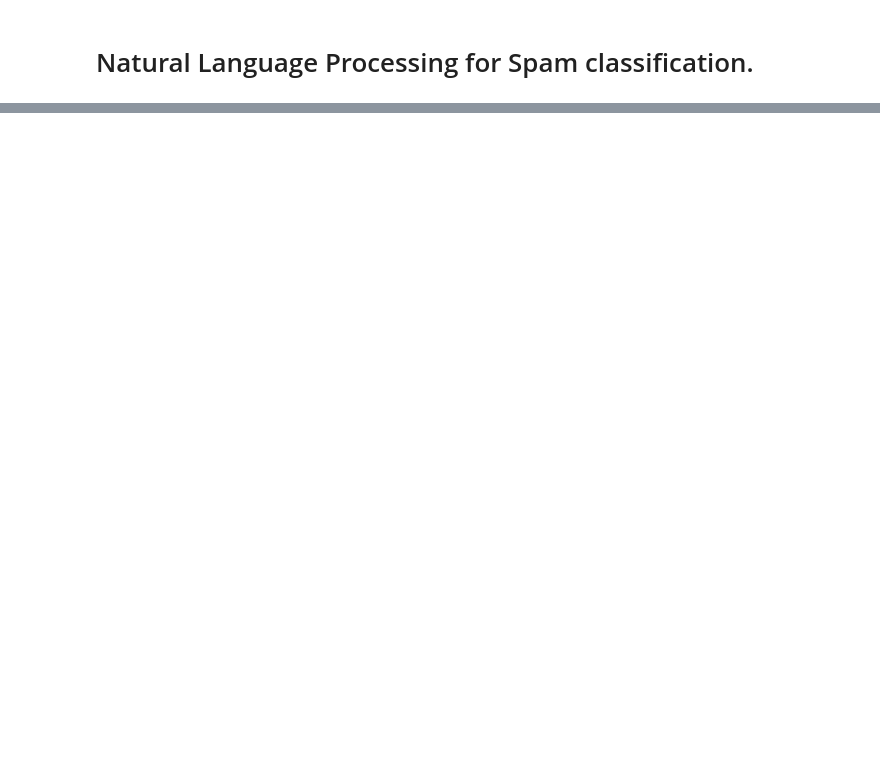
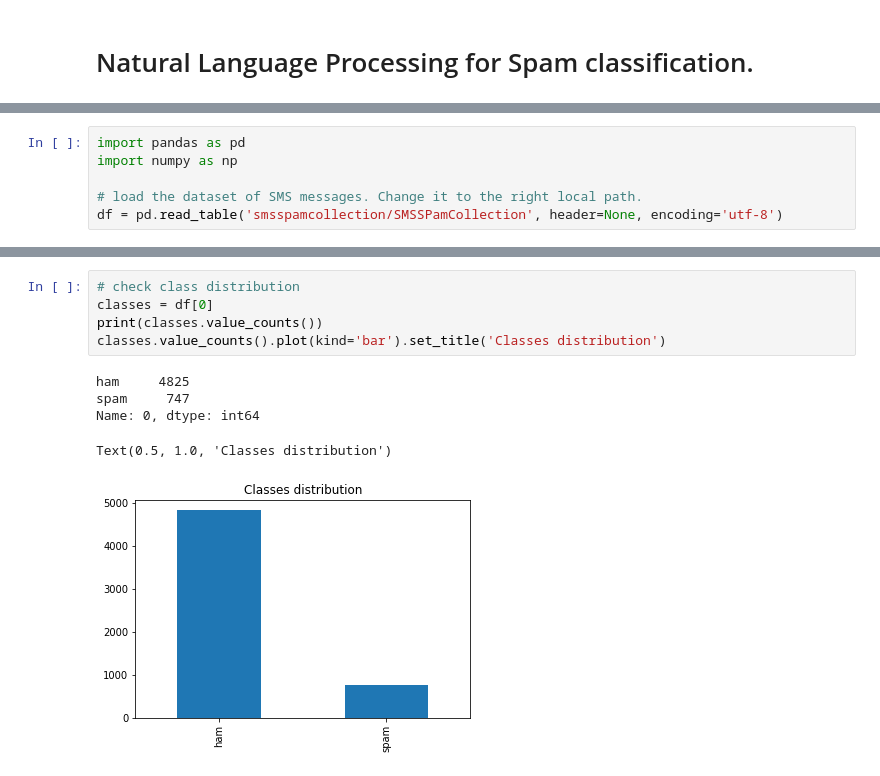
Before and after one commit to yjanjar/SMSspamClassification, a Jupyter notebook: spamclassification.ipynb, the cells around one changed output, grey strips where cells are left out. Drawn from its saved outputs; the diff is of its cells as text; blank space fills up the shorter version.

```diff
--- a/spamclassification.ipynb
+++ b/spamclassification.ipynb
@@ -11,0 +16,6 @@ ModuleNotFoundError: No module named 'nltk'
+# %%
+import pandas as pd
+import numpy as np
+
+# load the dataset of SMS messages. Change it to the right local path.
+df = pd.read_table('smsspamcollection/SMSSPamCollection', header=None, encoding='utf-8')
@@ -11,0 +43,11 @@ ModuleNotFoundError: No module named 'nltk'
+# %%
+# check class distribution
+classes = df[0]
+print(classes.value_counts())
+classes.value_counts().plot(kind='bar').set_title('Classes distribution')
+# %% [output]
+ham     4825
+spam     747
+Name: 0, dtype: int64
+Text(0.5, 1.0, 'Classes distribution')
+[figure, added]
```
Also changed, not shown: parts of 18 cells of this notebook.
